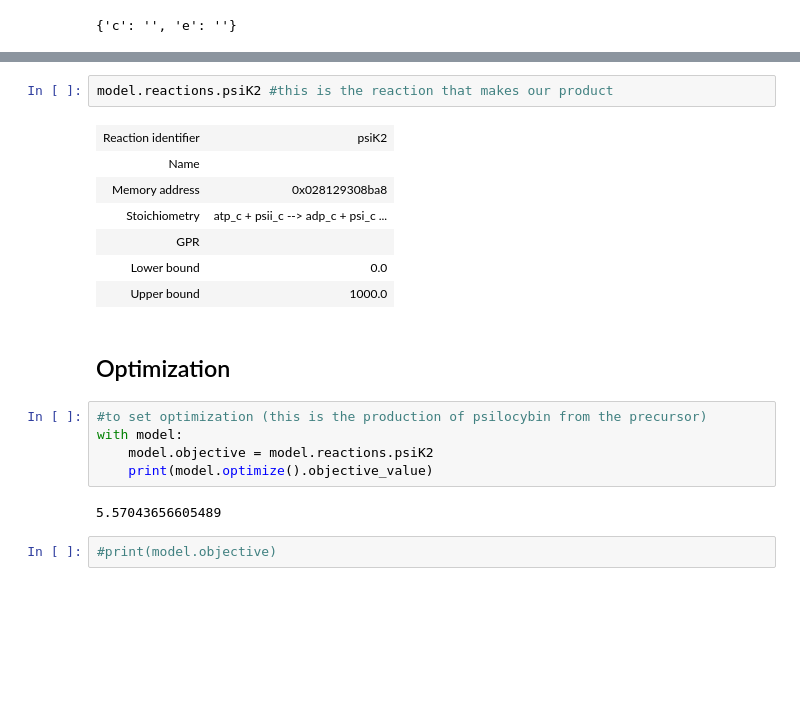
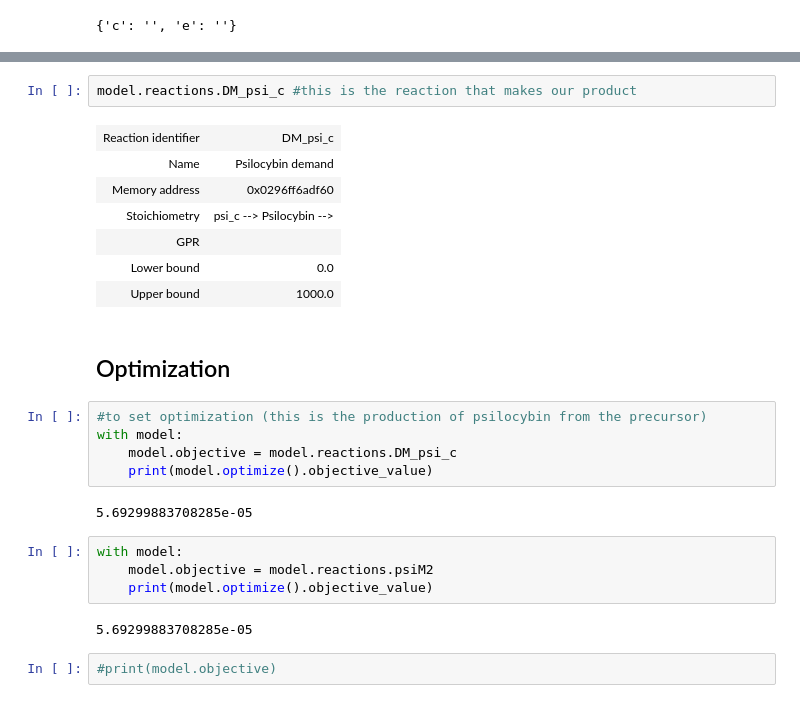
Before and after one commit to 27410/group-assignment-2021-Group-13-Psilocybin-production-in-Corynebacterium-glutamicum, a Jupyter notebook: JensWorkingCopy.ipynb, the cells around one changed output, grey strips where cells are left out. Saved outputs shown, nothing was run; the diff lists cells and outputs as text; blank space fills up the shorter version.

```diff
--- a/JensWorkingCopy.ipynb
+++ b/JensWorkingCopy.ipynb
@@ -23,12 +23,12 @@ model.metabolites.psi_c #this is our product
 | Compartment | c |
 | In 4 reaction(s) | psiM2, pho, psiK2, DM_psi_c |
 # %%
-model.reactions.psiK2 #this is the reaction that makes our product
+model.reactions.DM_psi_c #this is the reaction that makes our product
 # %% [output]
-| Reaction identifier | psiK2 |
-| Name |  |
-| Memory address | 0x028129308ba8 |
-| Stoichiometry | atp_c + psii_c --> adp_c + psi_c ... |
+| Reaction identifier | DM_psi_c |
+| Name | Psilocybin demand |
+| Memory address | 0x0296ff6adf60 |
+| Stoichiometry | psi_c --> Psilocybin --> |
 | GPR |  |
 | Lower bound | 0.0 |
 | Upper bound | 1000.0 |
@@ -37,10 +37,16 @@ model.reactions.psiK2 #this is the reaction that makes our product
 # %%
 #to set optimization (this is the production of psilocybin from the precursor)
 with model:
-    model.objective = model.reactions.psiK2
+    model.objective = model.reactions.DM_psi_c
     print(model.optimize().objective_value)
 # %% [output]
-5.57043656605489
+5.69299883708285e-05
+# %%
+with model:
+    model.objective = model.reactions.psiM2
+    print(model.optimize().objective_value)
+# %% [output]
+5.69299883708285e-05
 # %%
 #print(model.objective)
 # %%
```
Also changed, not shown: parts of 13 cells of this notebook, 2 other files.
